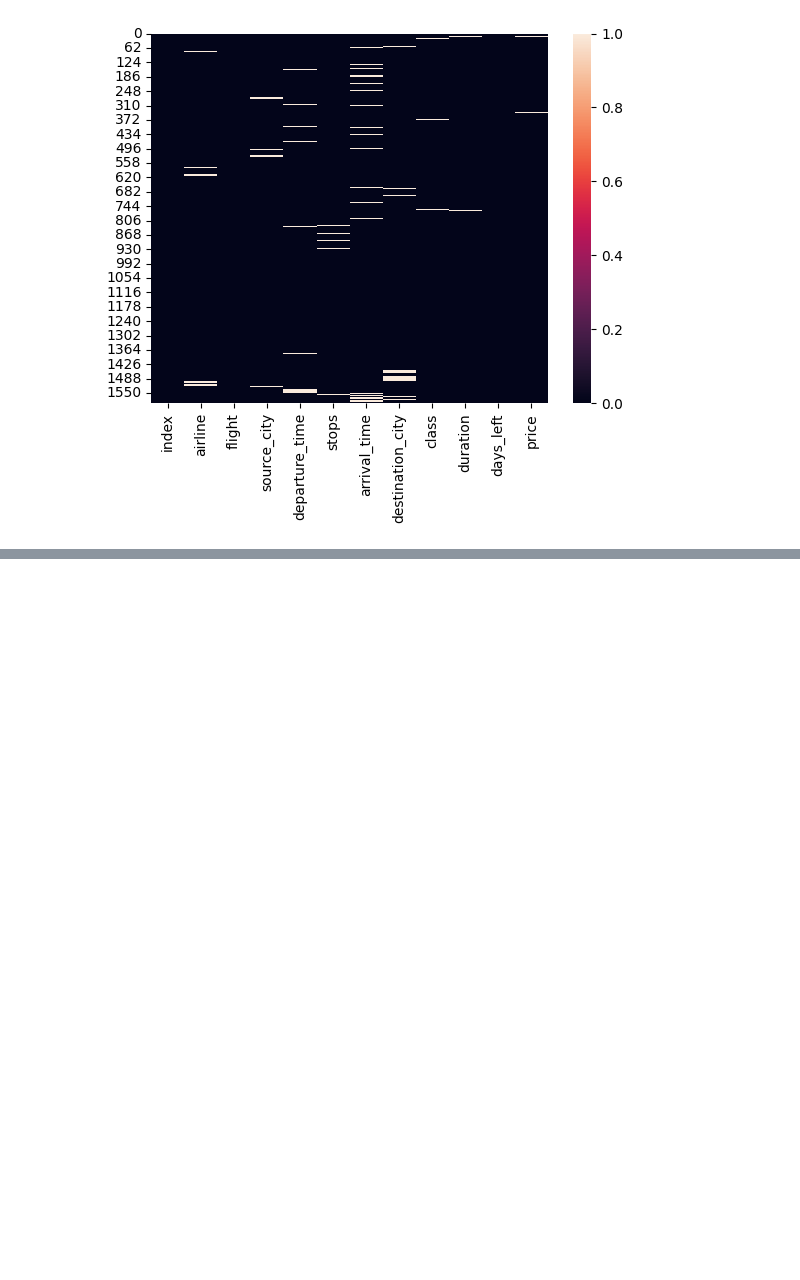
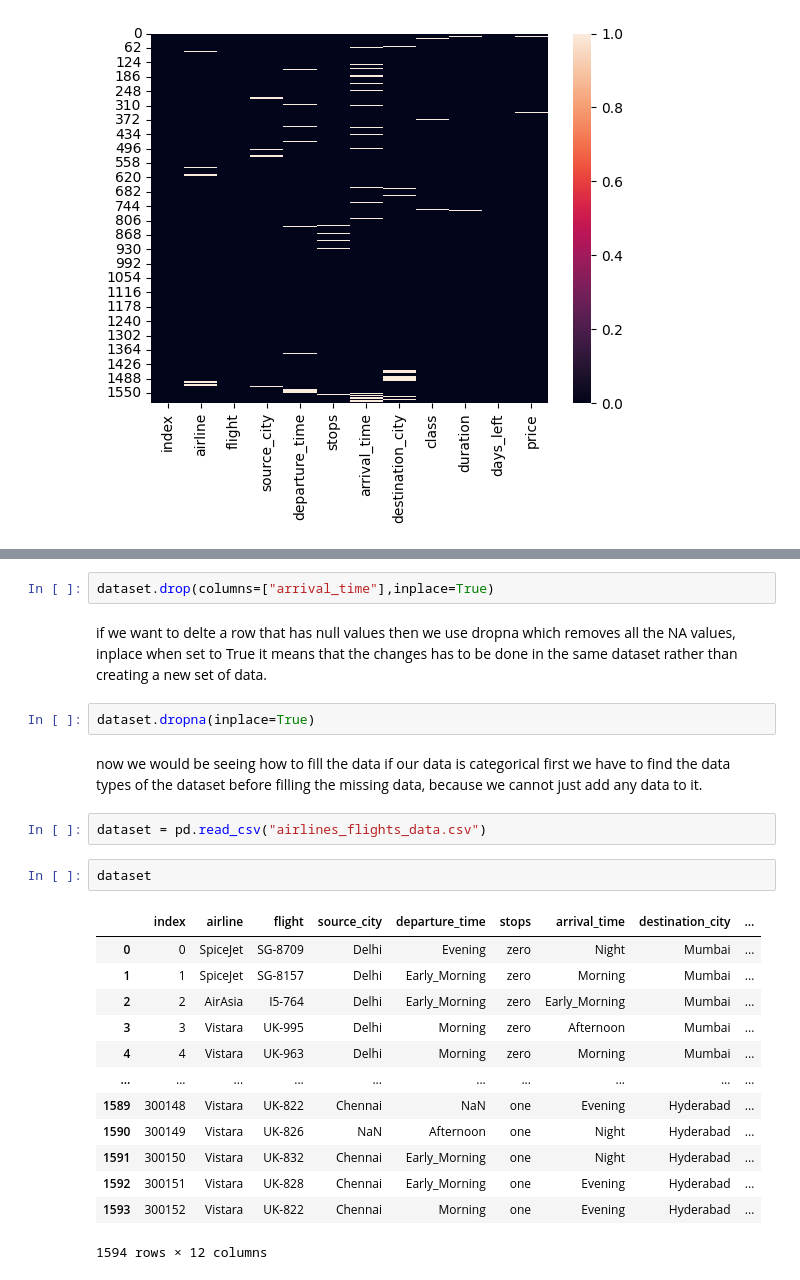
Before and after one commit to abhishektripathi66/Machine_Learning, a Jupyter notebook: MissingValue.ipynb, the cells around one changed output, grey strips where cells are left out. Drawn from its saved outputs; the diff is of its cells as text; blank space fills up the shorter version.

```diff
--- a/MissingValue.ipynb
+++ b/MissingValue.ipynb
@@ -132,0 +143,27 @@ plt.show()
+# %%
+dataset.drop(columns=["arrival_time"],inplace=True)
+# %% [markdown]
+if we want to delte a row that has null values then we use dropna which removes all the NA values, inplace when set to True it means that the changes has to be done in the same dataset rather than creating a new set of data.
+# %%
+dataset.dropna(inplace=True)
+# %% [markdown]
+now we would be seeing how to fill the data if our data is categorical
+first we have to find the data types of the dataset before filling the missing data, because we cannot just add any data to it.
+# %%
+dataset = pd.read_csv("airlines_flights_data.csv")
+# %%
+dataset
+# %% [output]
+|  | index | airline | flight | source_city | departure_time | stops | arrival_time | destination_city | ... |
+| 0 | 0 | SpiceJet | SG-8709 | Delhi | Evening | zero | Night | Mumbai | ... |
+| 1 | 1 | SpiceJet | SG-8157 | Delhi | Early_Morning | zero | Morning | Mumbai | ... |
+| 2 | 2 | AirAsia | I5-764 | Delhi | Early_Morning | zero | Early_Morning | Mumbai | ... |
+| 3 | 3 | Vistara | UK-995 | Delhi | Morning | zero | Afternoon | Mumbai | ... |
+| 4 | 4 | Vistara | UK-963 | Delhi | Morning | zero | Morning | Mumbai | ... |
+| ... | ... | ... | ... | ... | ... | ... | ... | ... | ... |
+| 1589 | 300148 | Vistara | UK-822 | Chennai | NaN | one | Evening | Hyderabad | ... |
+| 1590 | 300149 | Vistara | UK-826 | NaN | Afternoon | one | Night | Hyderabad | ... |
+| 1591 | 300150 | Vistara | UK-832 | Chennai | Early_Morning | one | Night | Hyderabad | ... |
+| 1592 | 300151 | Vistara | UK-828 | Chennai | Early_Morning | one | Evening | Hyderabad | ... |
+| 1593 | 300152 | Vistara | UK-822 | Chennai | Morning | one | Evening | Hyderabad | ... |
+1594 rows × 12 columns
```
Also changed, not shown: parts of 26 cells of this notebook, 5 other files.
